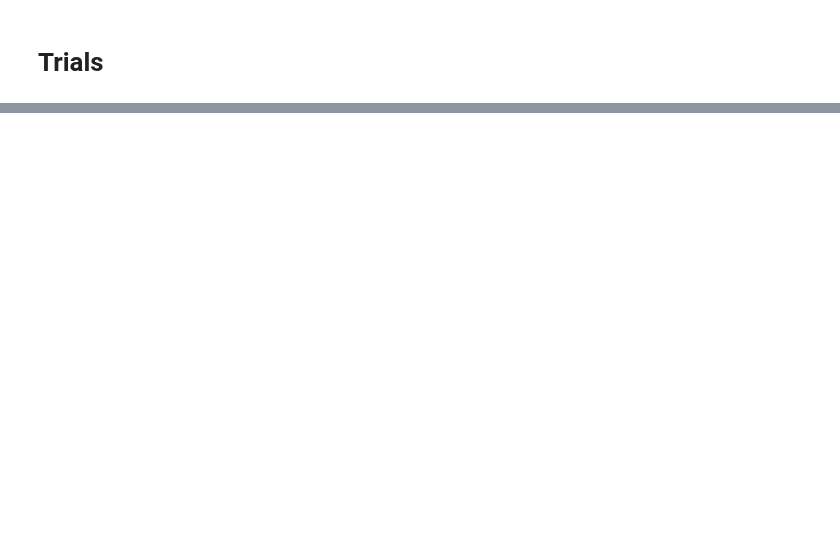
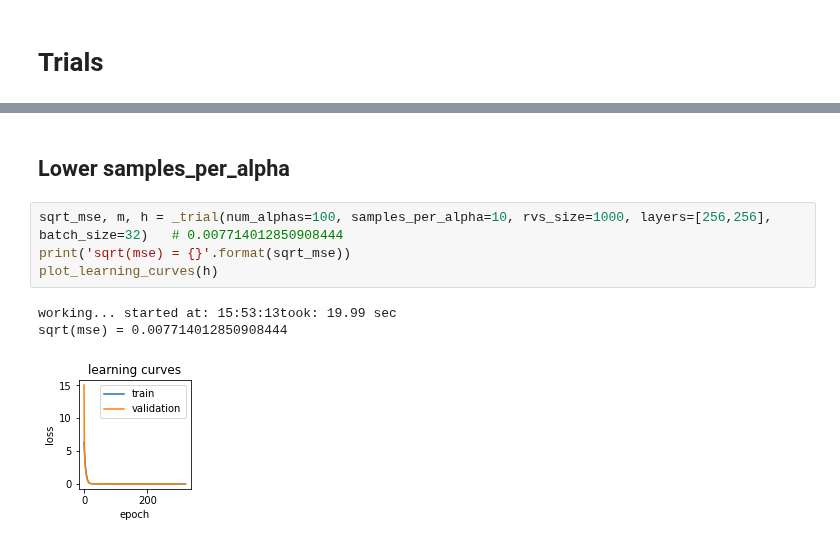
Before and after one commit to yossi-cohen/preferential-attachment, a Jupyter notebook: notebooks/yulesimon-dnn-trials.ipynb, the cells around one changed output, grey strips where cells are left out. Cells and saved outputs as stored; diff of their text form; blank space fills up the shorter version.

```diff
--- a/notebooks/yulesimon-dnn-trials.ipynb
+++ b/notebooks/yulesimon-dnn-trials.ipynb
@@ -257,0 +281,10 @@ def _trail(num_alphas, samples_per_alpha, rvs_size):
+# %% [markdown]
+## Lower samples_per_alpha
+# %%
+sqrt_mse, m, h = _trial(num_alphas=100, samples_per_alpha=10, rvs_size=1000, layers=[256,256], batch_size=32)   # 0.007714012850908444
+print('sqrt(mse) = {}'.format(sqrt_mse))
+plot_learning_curves(h)
+# %% [output]
+working... started at: 15:53:13took: 19.99 sec
+sqrt(mse) = 0.007714012850908444
+[figure, added]
```
Also changed, not shown: parts of 20 cells of this notebook.
